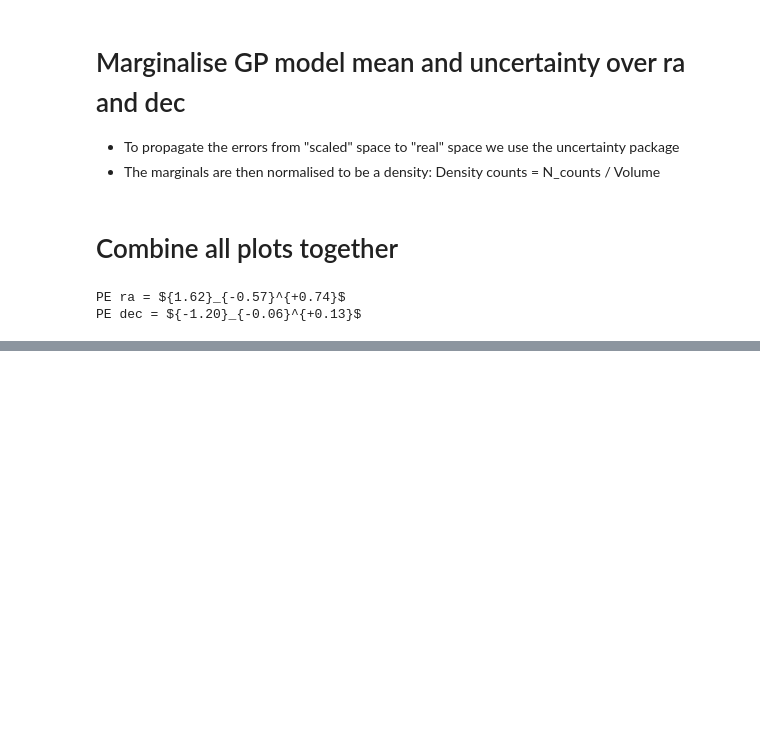
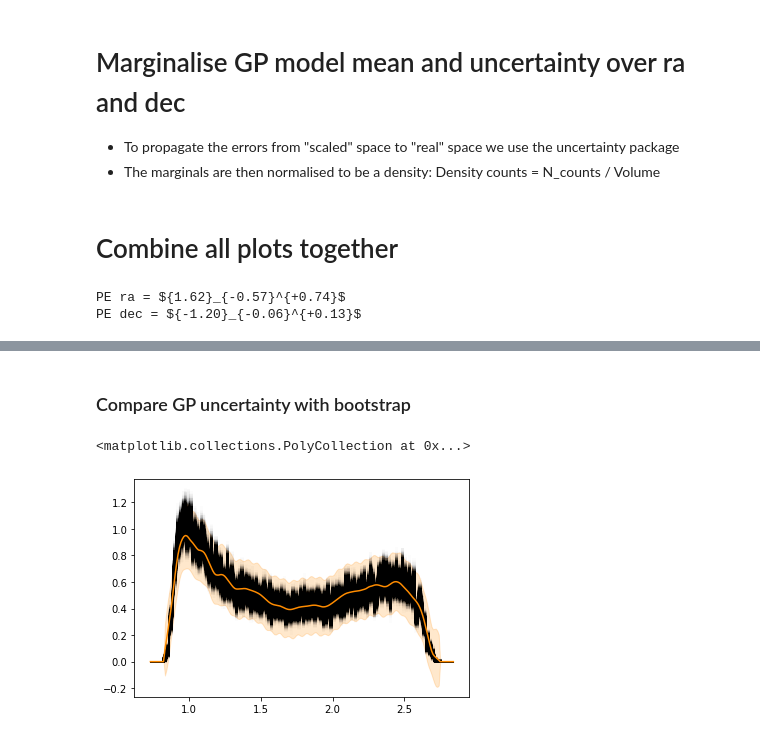
Before and after one commit to virginiademi/GP4GW, a Jupyter notebook: notebooks/GW150914_sky_location_example.ipynb, the cells around one changed output, grey strips where cells are left out. Drawn from its saved outputs; the diff is of its cells as text; code cells hidden in the pictures; blank space fills up the shorter version.

```diff
--- a/notebooks/GW150914_sky_location_example.ipynb
+++ b/notebooks/GW150914_sky_location_example.ipynb
@@ -238,4 +605,4 @@ lower_var_dec = scaled_dec_mean - sigmas * scaled_dec_std
 # %% [markdown]
 # Combine all plots together
 # %%
-bin_plot = bin_array.copy()
+bin_plot = new_bin_array.copy()
@@ -397,0 +686,32 @@ axes[1, 0].legend(
+# %% [markdown]
+### Compare GP uncertainty with bootstrap
+# %%
+for i in range(6000):
+    ra_boot = np.random.choice(unscaled_data["ra"], int(len(unscaled_data["ra"])/2))
+    plt.hist(
+    ra_boot,
+    density=True,
+    histtype="step",
+    bins=bin_plot[0],
+    linewidth=2,
+    alpha = 0.01,
+    label="PE samples",
+    color='k',)
+
+plt.plot(
+    centroid_calc(bins[0]),
+    scaled_ra_mean,
+    color='darkorange',
+    label=r"GP $\mu(\vec{x})$, $2\sigma(\vec{x})$",
+)
+
+plt.fill_between(
+    centroid_calc(bins[0]),
+    upper_var_ra,
+    lower_var_ra,
+    color='darkorange',
+    alpha=0.2,
+)
+# %% [output]
+<matplotlib.collections.PolyCollection at 0x...>
+[figure, added]
```
Also changed, not shown: parts of 35 cells of this notebook.
